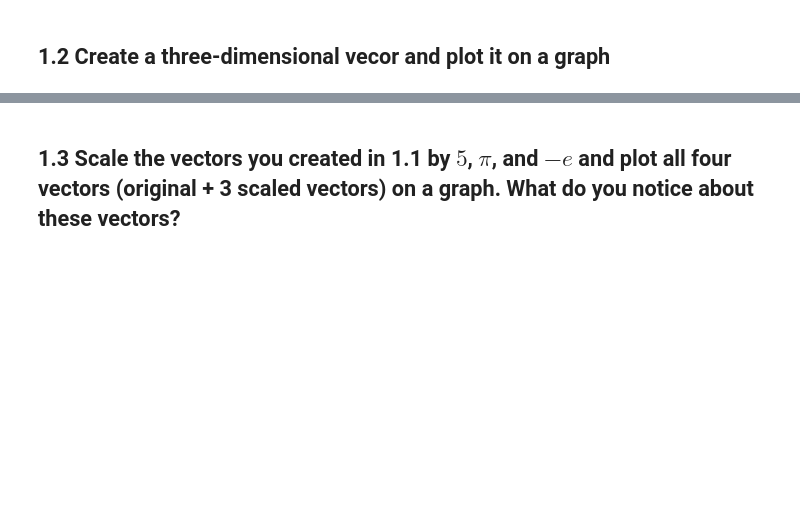
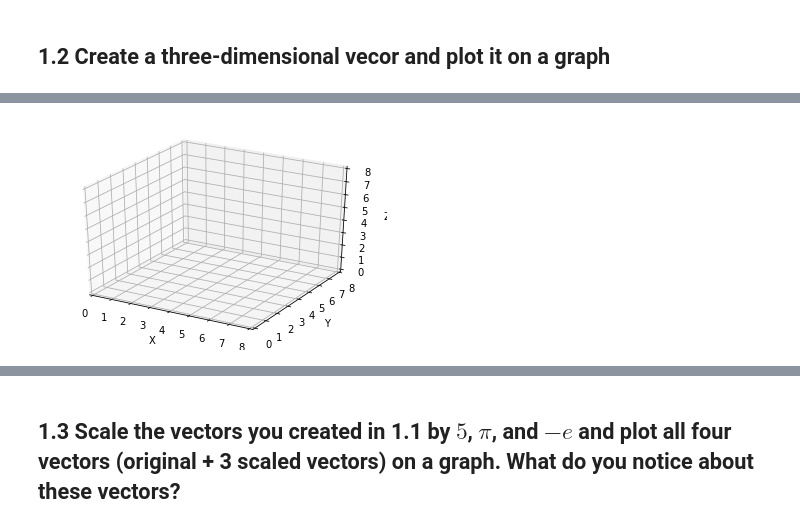
Before and after one commit to RMDircio/DS-Unit-1-Sprint-3-Linear-Algebra, a Jupyter notebook: Regina Dircio DSPT5 - Vectors and Matrices Assignment.ipynb, the cells around one changed output, grey strips where cells are left out. Saved outputs shown, nothing was run; the diff lists cells and outputs as text; code cells hidden in the pictures; blank space fills up the shorter version.

```diff
--- a/Regina Dircio DSPT5 - Vectors and Matrices Assignment.ipynb
+++ b/Regina Dircio DSPT5 - Vectors and Matrices Assignment.ipynb
@@ -46,0 +96,14 @@ array([0, 0, 0, 3, 5, 4])
+# %%
+# Graph the vector in 3D
+fig = plt.figure()
+ax = fig.add_subplot(111, projection='3d')
+ax.quiver(X[0], Y[0], Z[0], U[0], V[0], W[0], length=1, color='Plum', linewidth=6)
+ax.set_xlim([0, 8])
+ax.set_ylim([0, 8])
+ax.set_zlim([0, 8])
+ax.set_xlabel('X')
+ax.set_ylabel('Y')
+ax.set_zlabel('Z')
+plt.show()
+# %% [output]
+[figure, added]
```
Also changed, not shown: parts of 37 cells of this notebook.
